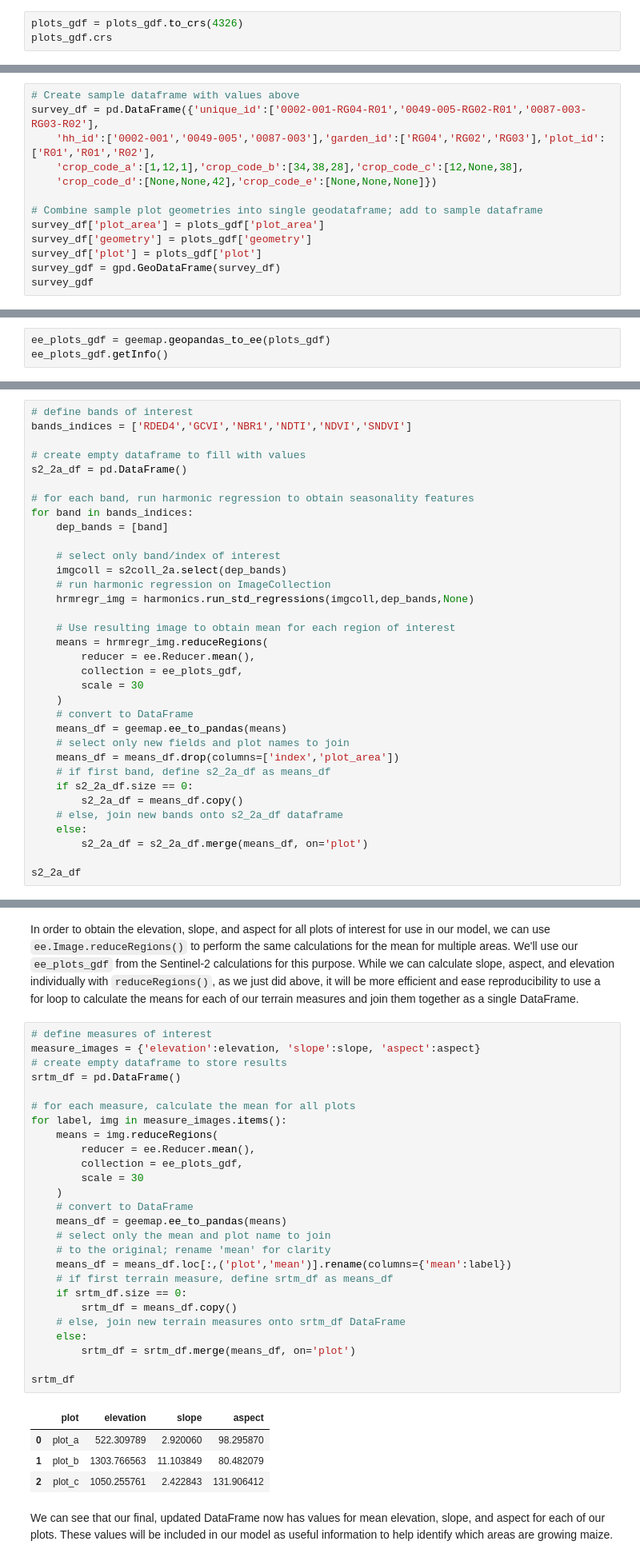
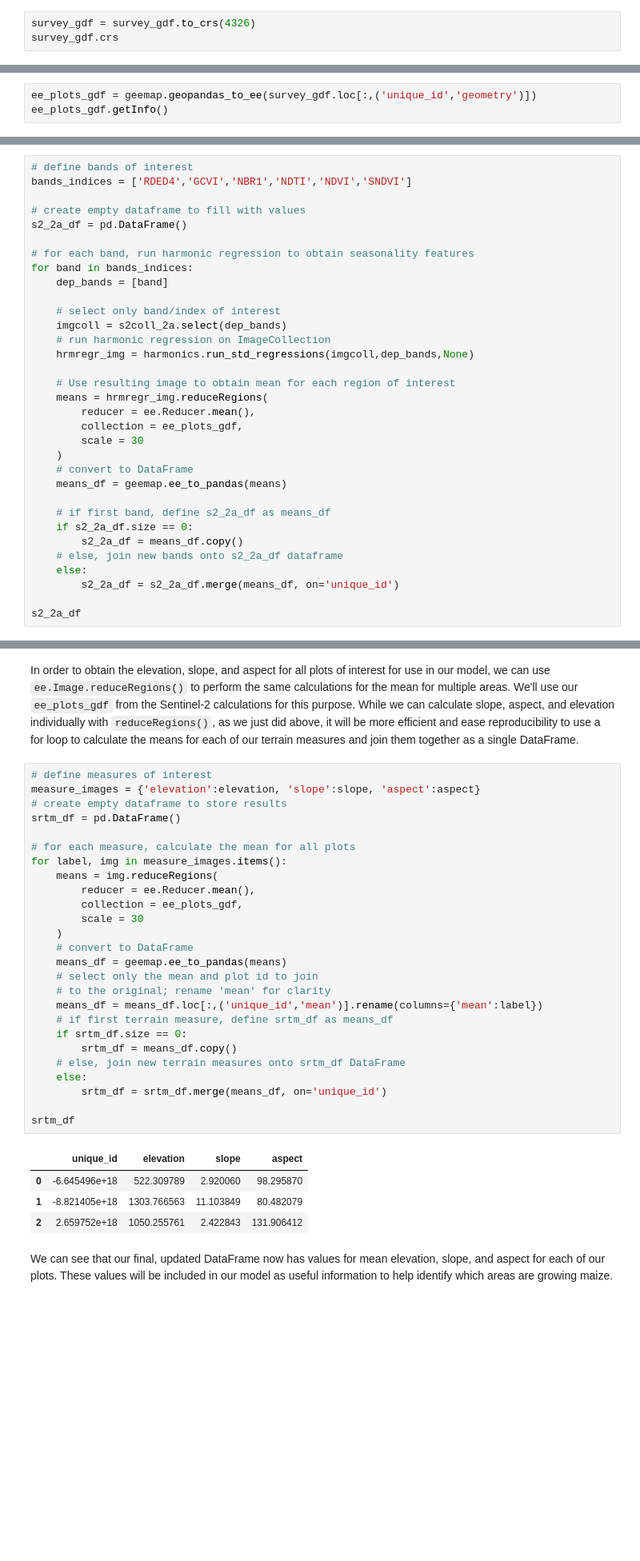
Before and after one commit to Geo4Dev/Satellite-Crop-Type-Mapping, a Jupyter notebook: Satellite Crop Mapping.ipynb, the cells around one changed output, grey strips where cells are left out. Shown at 80% size. Saved outputs shown, nothing was run; the diff lists cells and outputs as text; blank space fills up the shorter version.

```diff
--- a/Satellite Crop Mapping.ipynb
+++ b/Satellite Crop Mapping.ipynb
@@ -261,8 +275,8 @@ plots_gdf
 # %% [markdown]
 Now that we have our areas calculated, we can convert our plots back to the CRS of EPSG:4326.
 # %%
-plots_gdf = plots_gdf.to_crs(4326)
-plots_gdf.crs
+survey_gdf = survey_gdf.to_crs(4326)
+survey_gdf.crs
 # %% [output]
 <Geographic 2D CRS: EPSG:4326>
 Name: WGS 84
@@ -280,13 +291,0 @@ Our final dataset can then be a `GeoPandas` GeoDataFrame with the following stru
-# %%
-# Create sample dataframe with values above
-survey_df = pd.DataFrame({'unique_id':['0002-001-RG04-R01','0049-005-RG02-R01','0087-003-RG03-R02'],
-    'hh_id':['0002-001','0049-005','0087-003'],'garden_id':['RG04','RG02','RG03'],'plot_id':['R01','R01','R02'],
-    'crop_code_a':[1,12,1],'crop_code_b':[34,38,28],'crop_code_c':[12,None,38],
-    'crop_code_d':[None,None,42],'crop_code_e':[None,None,None]})
-
-# Combine sample plot geometries into single geodataframe; add to sample dataframe
-survey_df['plot_area'] = plots_gdf['plot_area']
-survey_df['geometry'] = plots_gdf['geometry']
-survey_df['plot'] = plots_gdf['plot']
-survey_gdf = gpd.GeoDataFrame(survey_df)
-survey_gdf
@@ -950,5 +937,5 @@ Though calculating these individual plot values can be helpful to validate that
 # %%
-ee_plots_gdf = geemap.geopandas_to_ee(plots_gdf)
+ee_plots_gdf = geemap.geopandas_to_ee(survey_gdf.loc[:,('unique_id','geometry')])
 ee_plots_gdf.getInfo()
 # %% [output]
 {'type': 'FeatureCollection',
@@ -1013,14 +1000,13 @@ for band in bands_indices:
     )
     # convert to DataFrame
     means_df = geemap.ee_to_pandas(means)
-    # select only new fields and plot names to join
-    means_df = means_df.drop(columns=['index','plot_area'])
+
     # if first band, define s2_2a_df as means_df
     if s2_2a_df.size == 0:
         s2_2a_df = means_df.copy()
     # else, join new bands onto s2_2a_df dataframe
     else:
-        s2_2a_df = s2_2a_df.merge(means_df, on='plot')
+        s2_2a_df = s2_2a_df.merge(means_df, on='unique_id')
 
 s2_2a_df
 # %% [output]
@@ -1113,33 +1102,33 @@ In order to obtain the elevation, slope, and aspect for all plots of interest fo
 # %%
 # define measures of interest
 measure_images = {'elevation':elevation, 'slope':slope, 'aspect':aspect}
 # create empty dataframe to store results
 srtm_df = pd.DataFrame()
 
 # for each measure, calculate the mean for all plots
 for label, img in measure_images.items():
     means = img.reduceRegions(
         reducer = ee.Reducer.mean(),
         collection = ee_plots_gdf,
         scale = 30
     )
     # convert to DataFrame
     means_df = geemap.ee_to_pandas(means)
-    # select only the mean and plot name to join
+    # select only the mean and plot id to join
     # to the original; rename 'mean' for clarity
-    means_df = means_df.loc[:,('plot','mean')].rename(columns={'mean':label})
+    means_df = means_df.loc[:,('unique_id','mean')].rename(columns={'mean':label})
     # if first terrain measure, define srtm_df as means_df
     if srtm_df.size == 0:
         srtm_df = means_df.copy()
     # else, join new terrain measures onto srtm_df DataFrame
     else:
-        srtm_df = srtm_df.merge(means_df, on='plot')
+        srtm_df = srtm_df.merge(means_df, on='unique_id')
 
 srtm_df
 # %% [output]
-|  | plot | elevation | slope | aspect |
-| 0 | plot_a | 522.309789 | 2.920060 | 98.295870 |
-| 1 | plot_b | 1303.766563 | 11.103849 | 80.482079 |
-| 2 | plot_c | 1050.255761 | 2.422843 | 131.906412 |
+|  | unique_id | elevation | slope | aspect |
+| 0 | -6.645496e+18 | 522.309789 | 2.920060 | 98.295870 |
+| 1 | -8.821405e+18 | 1303.766563 | 11.103849 | 80.482079 |
+| 2 | 2.659752e+18 | 1050.255761 | 2.422843 | 131.906412 |
 # %% [markdown]
 We can see that our final, updated DataFrame now has values for mean elevation, slope, and aspect for each of our plots. These values will be included in our model as useful information to help identify which areas are growing maize.
```
Also changed, not shown: parts of 64 cells of this notebook, 10 other files.
